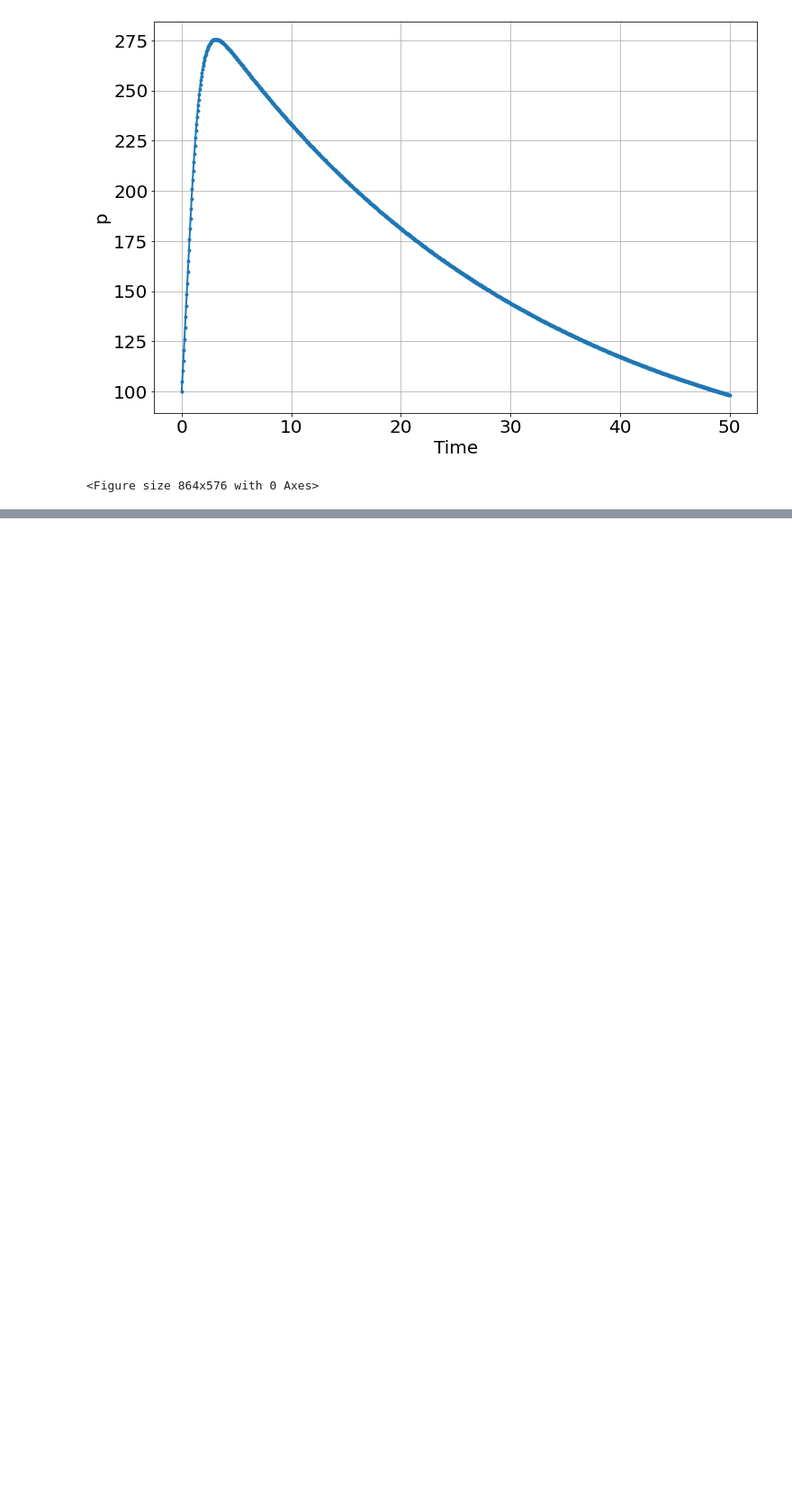
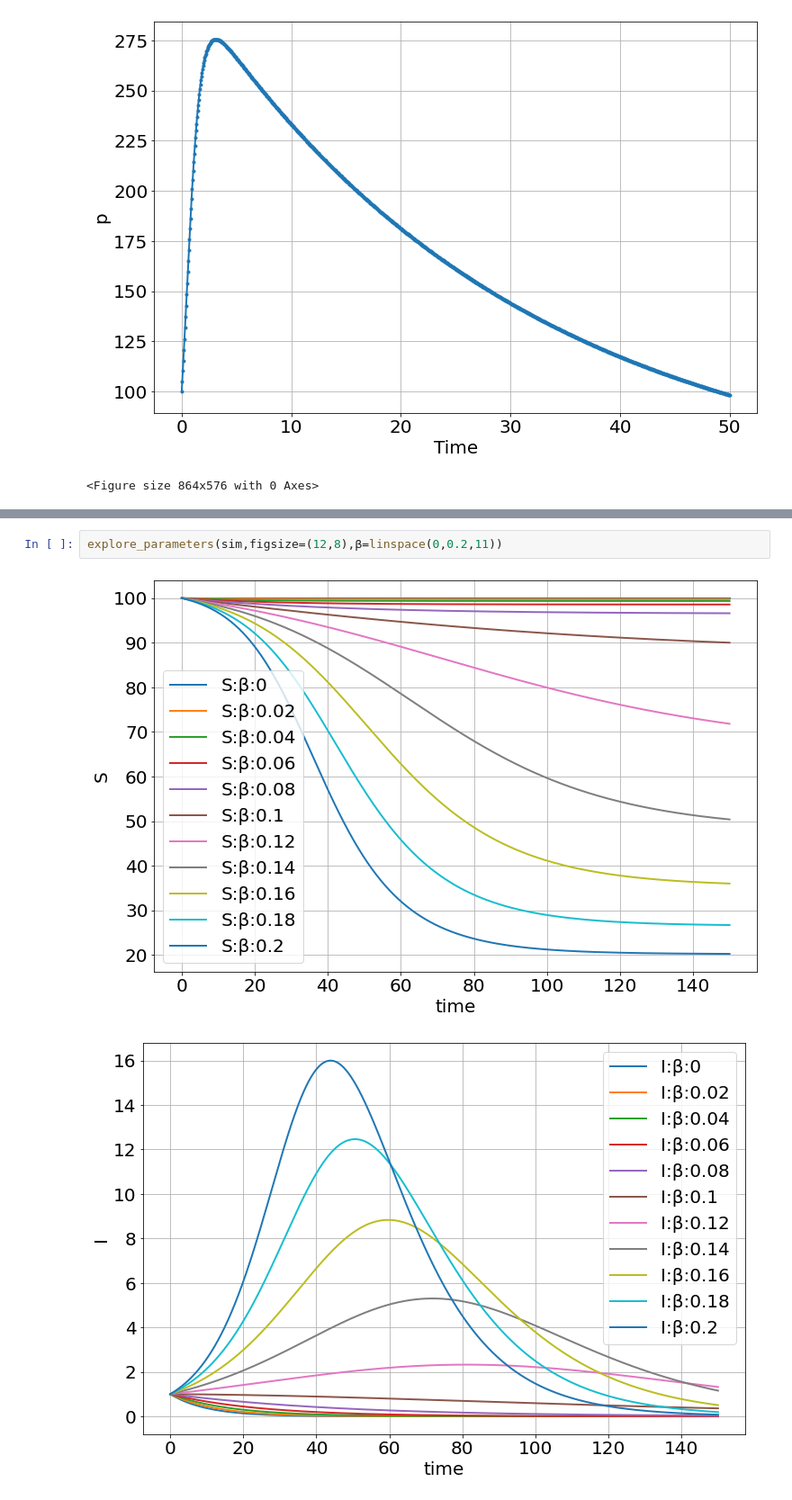
Before and after one commit to bblais/pyndamics3, a Jupyter notebook: 00_core.ipynb, the cells around one changed output, grey strips where cells are left out. Shown at 90% size. Cells and saved outputs as stored; diff of their text form; blank space fills up the shorter version.

```diff
--- a/00_core.ipynb
+++ b/00_core.ipynb
@@ -1785,0 +1733,5 @@ results
+# %%
+explore_parameters(sim,figsize=(12,8),β=linspace(0,0.2,11))
+# %% [output]
+[figure, added]
+[figure, added]
```
Also changed, not shown: parts of 7 cells of this notebook, 5 other files.
